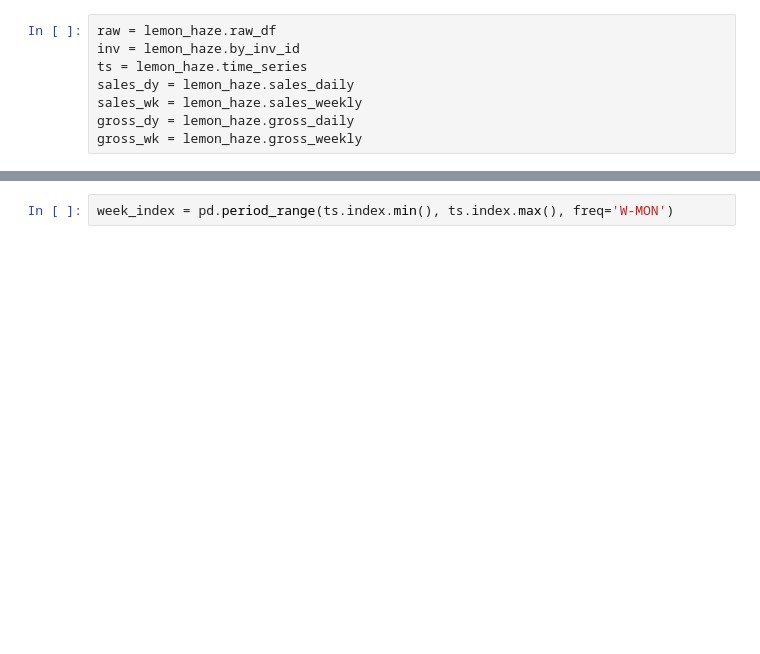
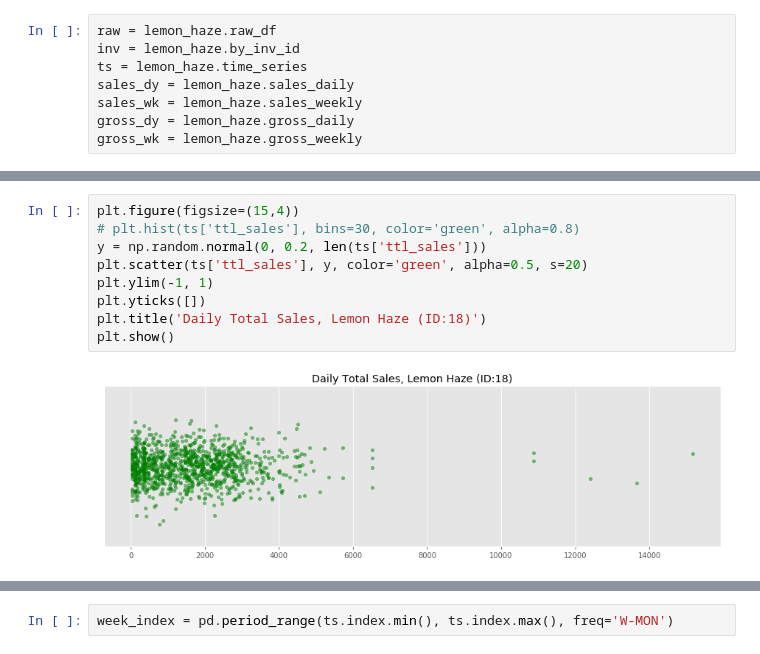
Before and after one commit to sewald101/uplift_bi, a Jupyter notebook: src/time_series_prototype.ipynb, the cells around one changed output, grey strips where cells are left out. Saved outputs shown, nothing was run; the diff lists cells and outputs as text; blank space fills up the shorter version.

```diff
--- a/src/time_series_prototype.ipynb
+++ b/src/time_series_prototype.ipynb
@@ -97,0 +61,11 @@ inv.head()
+# %%
+plt.figure(figsize=(15,4))
+# plt.hist(ts['ttl_sales'], bins=30, color='green', alpha=0.8)
+y = np.random.normal(0, 0.2, len(ts['ttl_sales']))
+plt.scatter(ts['ttl_sales'], y, color='green', alpha=0.5, s=20)
+plt.ylim(-1, 1)
+plt.yticks([])
+plt.title('Daily Total Sales, Lemon Haze (ID:18)')
+plt.show()
+# %% [output]
+[figure, added]
```
Also changed, not shown: parts of 32 cells of this notebook, 9 other files.
